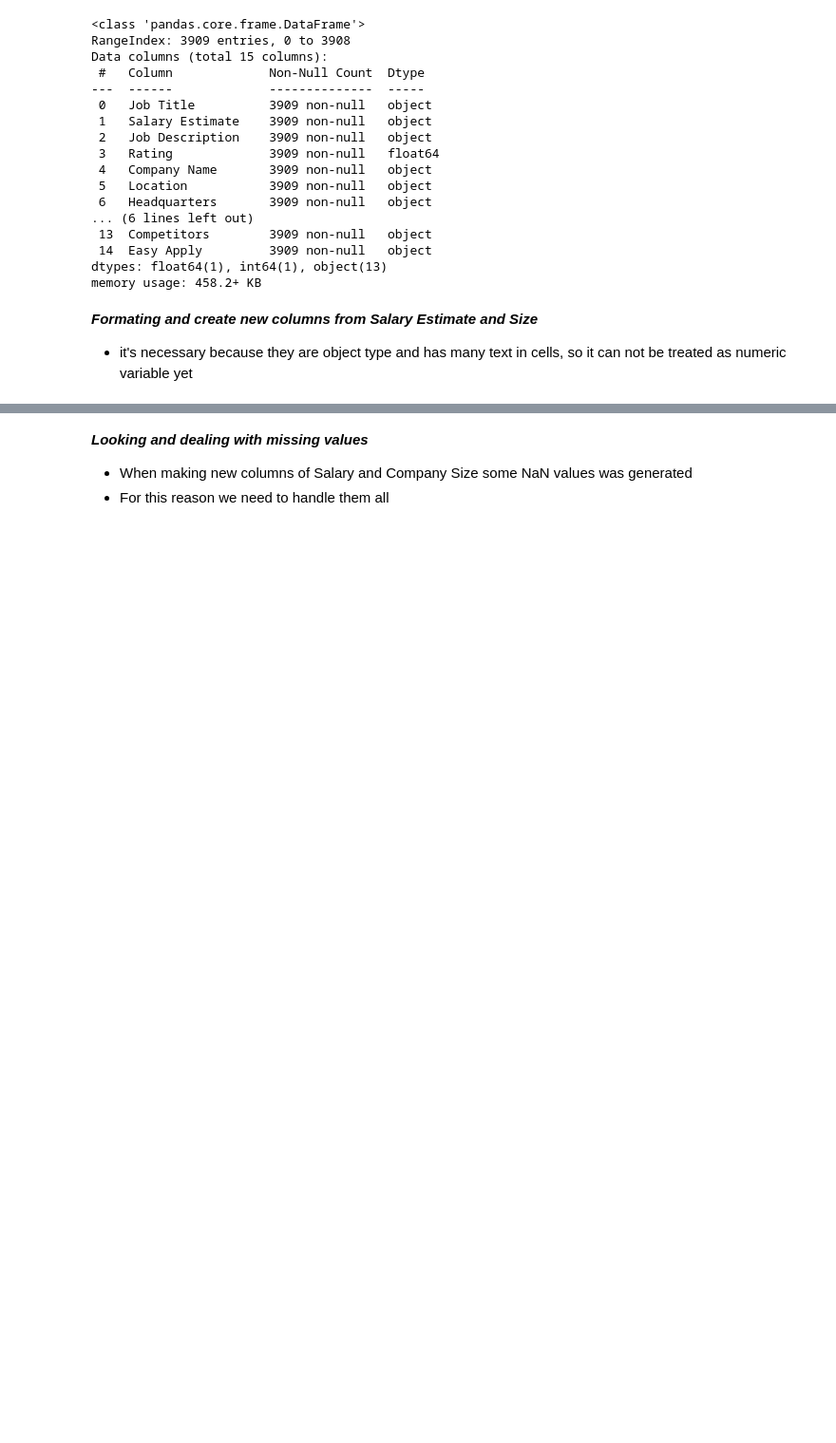
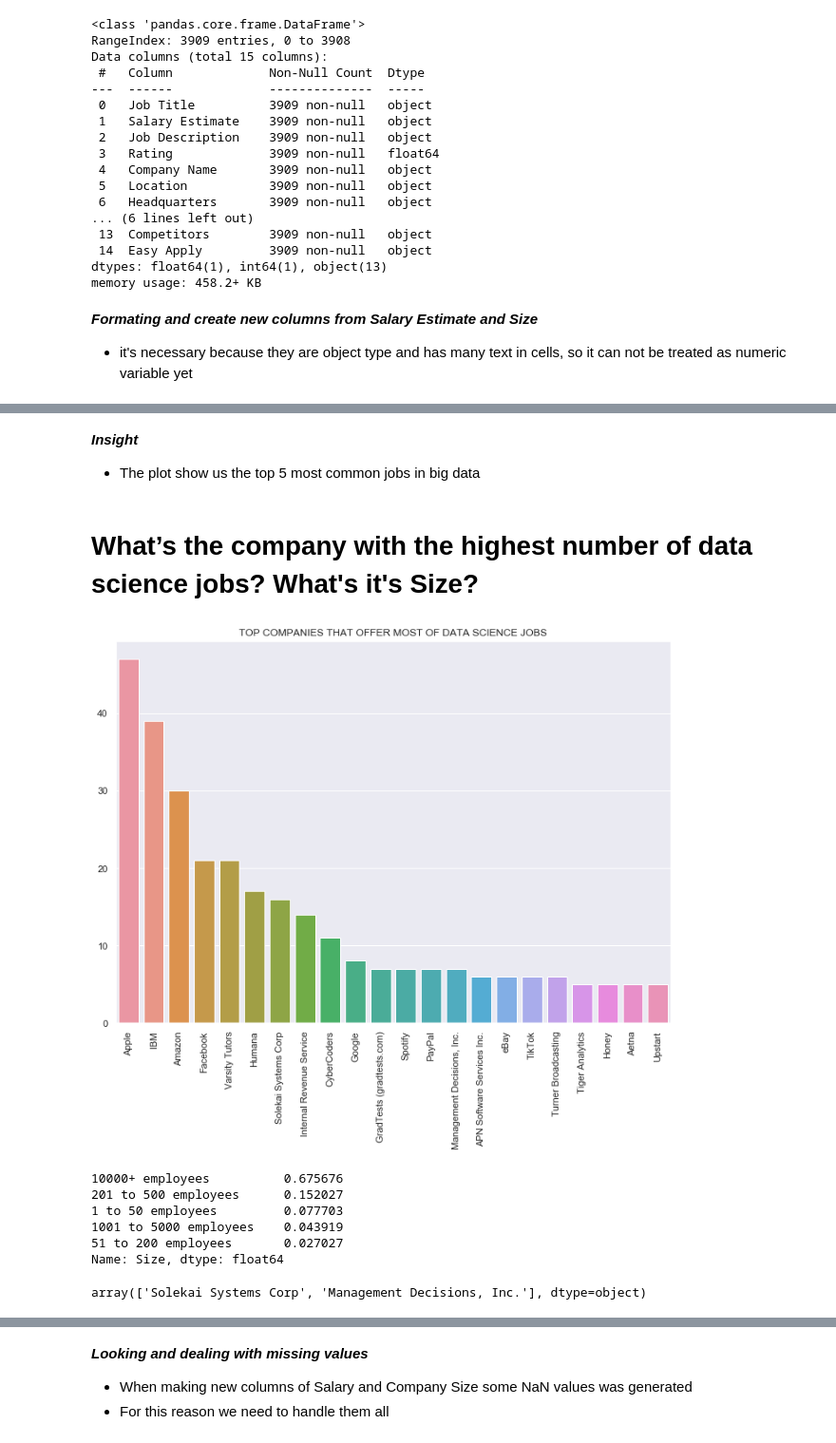
Before and after one commit to Gutelvam/Write-A-Data-Science-Blog-Post, a Jupyter notebook: DSJobs-glossador.ipynb, the cells around one changed output, grey strips where cells are left out. Shown at 95% size. Cells and saved outputs as stored; diff of their text form; code cells hidden in the pictures; blank space fills up the shorter version.

```diff
--- a/DSJobs-glossador.ipynb
+++ b/DSJobs-glossador.ipynb
@@ -89,0 +203,42 @@ split_column_decimals(df, 'Size','to','min_Employee_size','max_Employee_size')
+# %% [markdown]
+***Insight***
+
+- The plot show us the top 5 most common jobs in big data
+# %% [markdown]
+#  What’s the company with the highest number of data science jobs? What's it's Size?
+# %%
+#slice of dataset for most popular jobs
+df_popular_jobs = new_df[new_df['Job Title'].isin(jobs)].copy()
+
+#ceating new column with clean company names
+df_popular_jobs['Company_name_clean'] = df['Company Name'].str.split('\r').str[0]
+# %%
+top_companies = top_companies_byjob(df_popular_jobs, 'Data Scientist', 22)
+
+
+#filter in top 22 companies
+comp_val = pd.Series(df_popular_jobs[(df_popular_jobs['Job Title'] == 'Data Scientist') &
+                    (df_popular_jobs['Company_name_clean'].isin(top_companies))]['Company_name_clean'].value_counts())
+
+#comp_val.plot(kind="bar");
+#plt.title("Companies with most of Data Science Jobs");
+# %%
+bar_plot_sns(comp_val, "TOP COMPANIES THAT OFFER MOST OF DATA SCIENCE JOBS")
+# %% [output]
+[figure, added]
+# %%
+df_pop_comp = df_popular_jobs[(df_popular_jobs['Job Title'] == 'Data Scientist') &
+                    (df_popular_jobs['Company_name_clean'].isin(top_companies))].copy()
+
+df_pop_comp['Size'].value_counts()/df_pop_comp['Size'].shape[0]
+# %% [output]
+10000+ employees          0.675676
+201 to 500 employees      0.152027
+1 to 50 employees         0.077703
+1001 to 5000 employees    0.043919
+51 to 200 employees       0.027027
+Name: Size, dtype: float64
+# %%
+df_pop_comp[df_pop_comp['Size'].isin(['1 to 50 employees'])]['Company_name_clean'].unique()
+# %% [output]
+array(['Solekai Systems Corp', 'Management Decisions, Inc.'], dtype=object)
```
Also changed, not shown: parts of 41 cells of this notebook.
